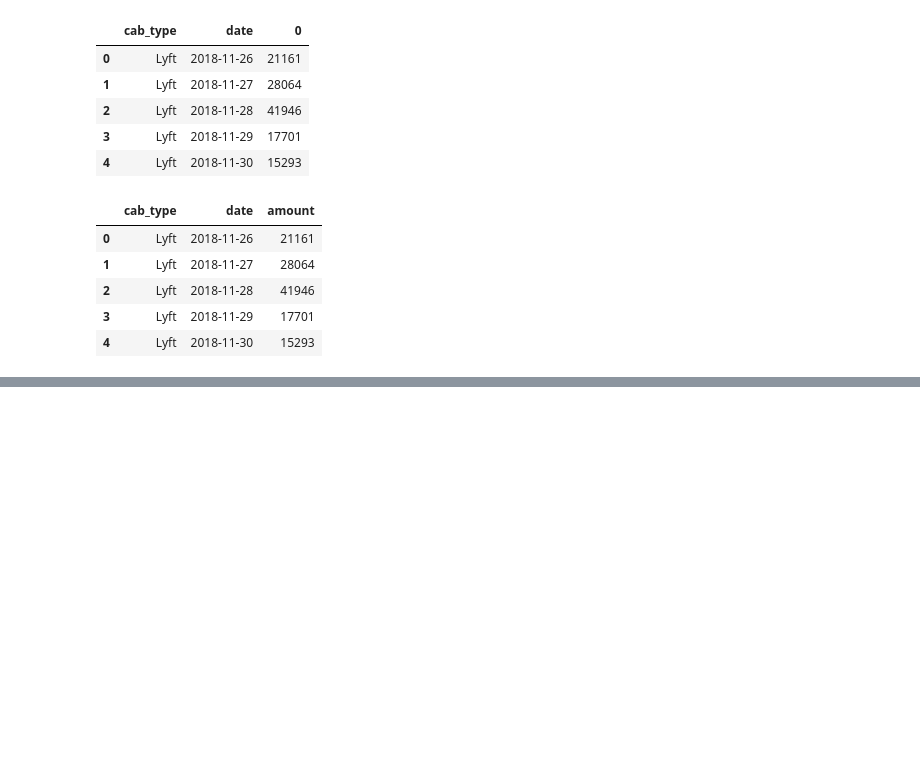
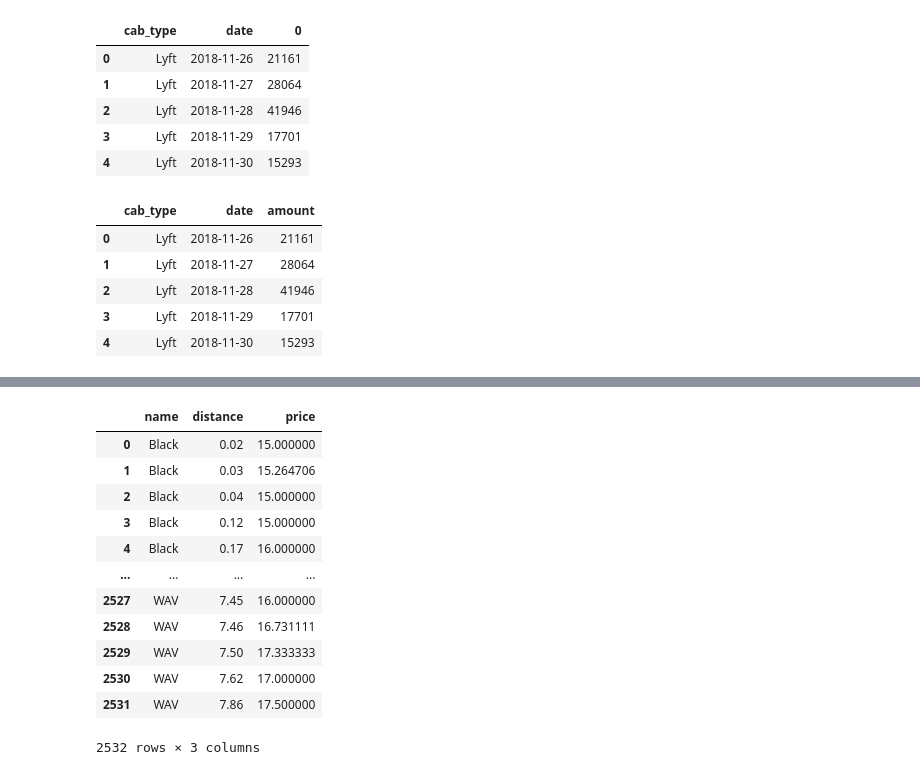
Before and after one commit to edgarp2017/Price-Trend-of-Riding-Apps, a Jupyter notebook: vis.ipynb, the cells around one changed output, grey strips where cells are left out. Saved outputs shown, nothing was run; the diff lists cells and outputs as text; code cells hidden in the pictures; blank space fills up the shorter version.

```diff
--- a/vis.ipynb
+++ b/vis.ipynb
@@ -232,3 +234,23 @@ fig["layout"].pop("updatemenus")
 fig.show()
 # %% [output]
 [interactive output not drawn]
+# %%
+df_uber2 = df[df['cab_type'] == "Uber"]
+df_lyft2 = df[df['cab_type'] == "Lyft"]
+# %%
+df_uber2 = df_uber2.groupby(['name', 'distance'])['price'].mean().reset_index()
+df_uber2
+# %% [output]
+|  | name | distance | price |
+| 0 | Black | 0.02 | 15.000000 |
+| 1 | Black | 0.03 | 15.264706 |
+| 2 | Black | 0.04 | 15.000000 |
+| 3 | Black | 0.12 | 15.000000 |
+| 4 | Black | 0.17 | 16.000000 |
+| ... | ... | ... | ... |
+| 2527 | WAV | 7.45 | 16.000000 |
+| 2528 | WAV | 7.46 | 16.731111 |
+| 2529 | WAV | 7.50 | 17.333333 |
+| 2530 | WAV | 7.62 | 17.000000 |
+| 2531 | WAV | 7.86 | 17.500000 |
+2532 rows × 3 columns
```
Also changed, not shown: parts of 5 cells of this notebook.
